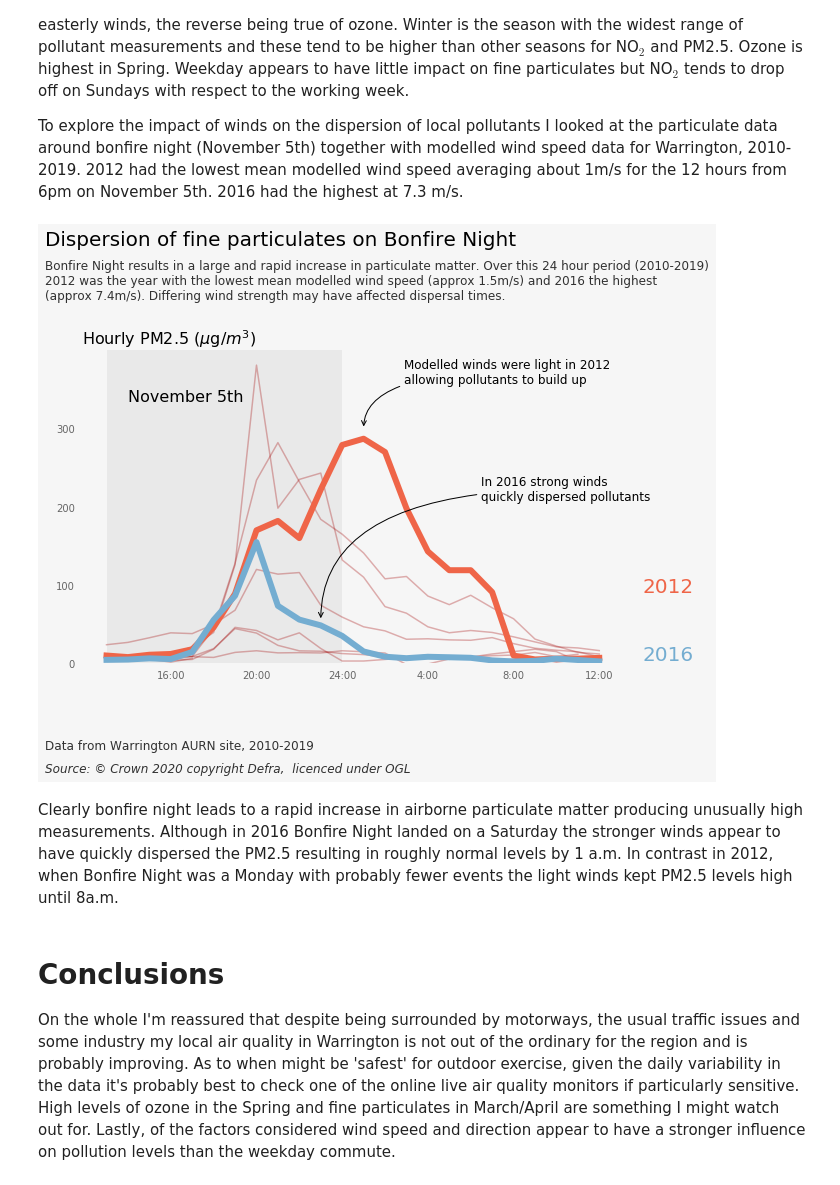
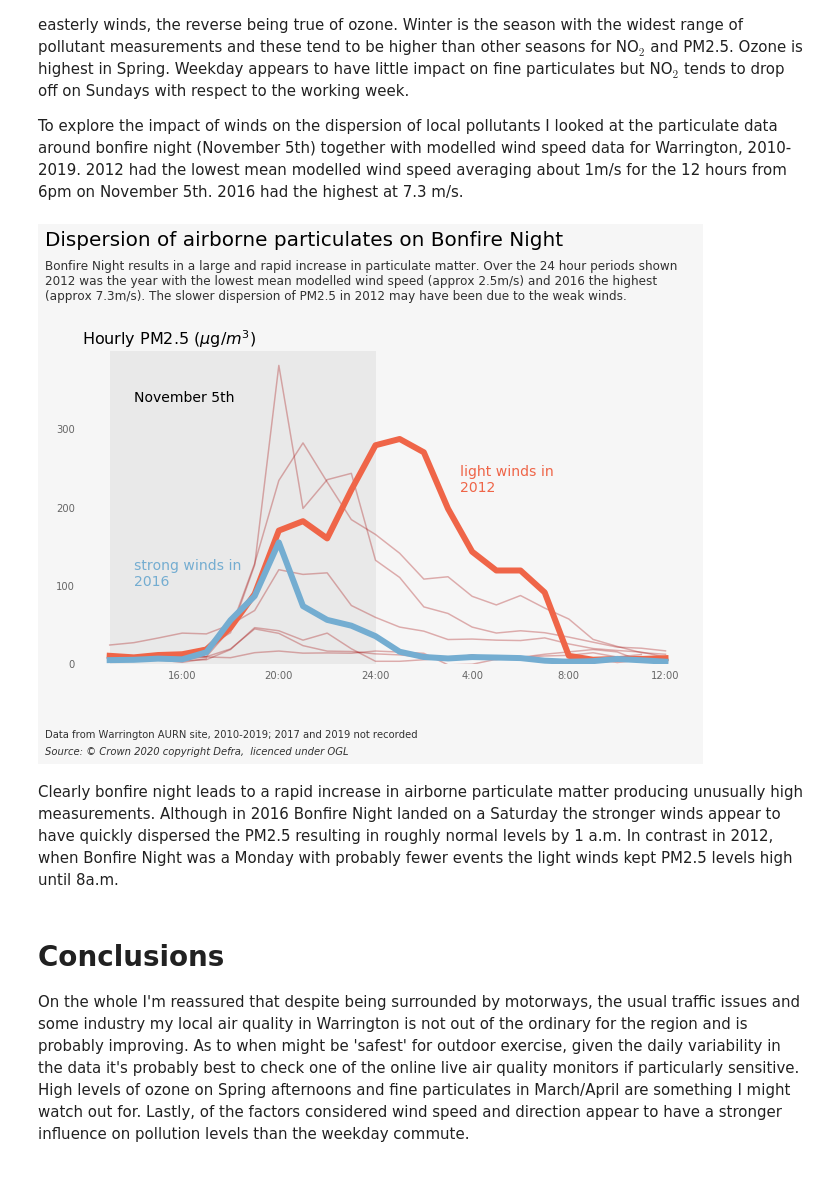
Before and after one commit to wriggy/air-datavis, a Jupyter notebook: A2_WAR_AQ.ipynb, the cells around one changed output. Saved outputs shown, nothing was run; the diff lists cells and outputs as text; code cells hidden in the pictures.

```diff
--- a/A2_WAR_AQ.ipynb
+++ b/A2_WAR_AQ.ipynb
@@ -77,18 +77,12 @@ COLOURS = {st : cols[ix] for ix, st in enumerate(["Manchester Piccadilly", "Salf
 
 h1 = {'fontsize': 20, 'va': 'top'}
 h2 = {'fontsize': 12, 'alpha': 0.8, 'va': 'top'}
-h3 = {'fontsize': 12, 'alpha': 0.8}
-h4 = {'fontsize': 12, 'style': 'italic','alpha': 0.8}
+h3 = {'fontsize': 10, 'alpha': 0.8}
+h4 = {'fontsize': 10, 'style': 'italic','alpha': 0.8}
 
 mpl.rcParams['figure.figsize'] = 10,8
 mpl.rcParams['figure.facecolor'] = 'f6f6f6'
-mpl.rcParams['figure.subplot.left'] = 0.05
-mpl.rcParams['figure.subplot.right'] = 0.95
-mpl.rcParams['figure.subplot.bottom'] = 0.15
-mpl.rcParams['figure.subplot.top'] = 0.8
-
 mpl.rcParams['axes.titlesize'] = 16
-
 mpl.rcParams['xtick.bottom'] = False
 mpl.rcParams['xtick.color'] = '666666'
 mpl.rcParams['xtick.labelsize'] = 10
@@ -97,7 +91,6 @@ mpl.rcParams['ytick.labelleft'] = True
 mpl.rcParams['ytick.color'] = '666666'
 mpl.rcParams['ytick.labelsize'] = 10
 mpl.rcParams['grid.alpha'] = 0.6
-
 mpl.rcParams['savefig.dpi'] = 90
 # %% [markdown]
 ## 3. How does Warrington's air quality compare with the rest of the region?
@@ -600,56 +590,44 @@ Of these factors wind direction and speed have the most striking relationship wi
 
 To explore the impact of winds on the dispersion of local pollutants I looked at the particulate data around bonfire night (November 5th) together with modelled wind speed data for Warrington, 2010-2019. 2012 had the lowest mean modelled wind speed averaging about 1m/s for the 12 hours from 6pm on November 5th. 2016 had the highest at 7.3 m/s.
 # %%
-dat = pd.DataFrame({})
+dat = pd.DataFrame()
 years = range(2010,2020)
-for ix, year in enumerate(years) :
+for year in years :
     dat[str(year)] = WAR['pm2.5'][str(year)+'-11-5 13:00:00' : str(year)+'-11-6 12:00:00'].values
+fig = plt.figure()
+ax = plt.subplot(111, frameon=False)
+ax.set_ylim(0,400)
 
-fig = plt.figure()
-ax1 = plt.subplot(111, frameon=False)
-ax1.set_ylim(0,400)
+# minor lines
+for year in years: ax.plot(dat[str(year)], color = "#a10000", alpha=.3)
+# major lines
+for year, col in zip([2012, 2016],["#ef6548","#74add1"]):
+    ax.plot(dat[str(year)], lw=6, color = col)
+ax.text(14.5,220,'light winds in\n2012', color="#ef6548",fontsize=14)
+ax.text(1,100,'strong winds in\n2016', color="#74add1",fontsize=14)
 
-#minor lines
-for ix, year in enumerate(years): plt.plot(dat[str(year)], color = "#a10000", alpha=.3)
-# main plot
-years = [2012, 2016]
-cols = ["#ef6548","#74add1"]
-for ix, year in enumerate(years):
-    plt.plot(dat[str(year)], lw=6, color = cols[ix])
-    y_pos = dat[str(year)].iloc[-6]
-    plt.text(25, y_pos, year, fontsize = 20, color = cols[ix])
+ax.set_xticks(list(range(3,25,4))); ax.set_xticklabels(['16:00','20:00','24:00','4:00','8:00','12:00'])
+ax.set_yticks([0,100,200,300])
 
-plt.xticks(list(range(3,25,4)),['16:00','20:00','24:00','4:00','8:00','12:00'])
-plt.yticks([0,100,200,300])
-
-ax1.set_title('Hourly PM2.5 ($\mu$g/$m^3$)', loc='left' )
-ax1.axvspan(0,11, facecolor='k', alpha=0.05)
-ax1.text(1, 335, 'November 5th', fontsize = 16)
-ax1.annotate('Modelled winds were light in 2012\nallowing pollutants to build up'
-             ,xy=(12, 300), xycoords='data',fontsize=12,
-            xytext=(40, 45), textcoords='offset points',
-            arrowprops=dict(arrowstyle="->",connectionstyle="angle3,angleA=0,angleB=-90"))
-ax1.annotate('In 2016 strong winds\nquickly dispersed pollutants'
-             ,xy=(10, 55), xycoords='data',fontsize=12,
-            xytext=(160, 120), textcoords='offset points',
-            arrowprops=dict(arrowstyle="->",connectionstyle="angle3,angleA=0,angleB=-90"))
+ax.set_title('Hourly PM2.5 ($\mu$g/$m^3$)', loc='left' )
+ax.axvspan(0,11, facecolor='k', alpha=0.05)
+ax.text(1, 335, 'November 5th', fontsize = 14)
 
 fig.tight_layout(rect=[.04, .15, .96, 0.8])
-fig.text(.04,.95, 'Dispersion of fine particulates on Bonfire Night', fontdict=h1)
+fig.text(.04,.95, 'Dispersion of airborne particulates on Bonfire Night', fontdict=h1)
 fig.text(.04,.9,'Bonfire Night results in a large and rapid increase in particulate matter. Over'+
-         ' this 24 hour period (2010-2019)\n2012 was the year with the lowest mean modelled wind speed (approx 1.5m/s)'+
-         ' and 2016 the highest\n(approx 7.4m/s). Differing wind strength may have affected dispersal times. ', fontdict=h2)
-fig.text(0.04,0.05,"Data from Warrington AURN site, 2010-2019",fontdict=h3)
-fig.text(0.04,0.01,"Source: © Crown 2020 copyright Defra,  licenced under OGL", fontdict=h4)
+         ' the 24 hour periods shown\n2012 was the year with the lowest mean modelled wind speed (approx 2.5m/s)'+
+         ' and 2016 the highest\n(approx 7.3m/s). The slower dispersion of PM2.5 in 2012 may have been due to the weak winds. ', fontdict=h2)
+fig.text(0.04,0.07,"Data from Warrington AURN site, 2010-2019; 2017 and 2019 not recorded",fontdict=h3)
+fig.text(0.04,0.04,"Source: © Crown 2020 copyright Defra,  licenced under OGL", fontdict=h4)
 
 plt.savefig("vis/F10_bonfire_night_war_pm25.png", dpi=90)
-
 plt.show()
 # %% [output]
-[figure, old version]
+[figure, new version]
 # %% [markdown]
 Clearly bonfire night leads to a rapid increase in airborne particulate matter producing unusually high measurements. Although in 2016 Bonfire Night landed on a Saturday the stronger winds appear to have quickly dispersed the PM2.5 resulting in roughly normal levels by 1 a.m. In contrast in 2012, when Bonfire Night was a Monday with probably fewer events the light winds kept PM2.5 levels high until 8a.m.
 # %% [markdown]
 # Conclusions
 
-On the whole I'm reassured that despite being surrounded by motorways, the usual traffic issues and some industry my local air quality in Warrington is not out of the ordinary for the region and is probably improving. As to when might be 'safest' for outdoor exercise, given the daily variability in the data it's probably best to check one of the online live air quality monitors if particularly sensitive. High levels of ozone in the Spring and fine particulates in March/April are something I might watch out for. Lastly, of the factors considered wind speed and direction appear to have a stronger influence on pollution levels than the weekday commute.
+On the whole I'm reassured that despite being surrounded by motorways, the usual traffic issues and some industry my local air quality in Warrington is not out of the ordinary for the region and is probably improving. As to when might be 'safest' for outdoor exercise, given the daily variability in the data it's probably best to check one of the online live air quality monitors if particularly sensitive. High levels of ozone on Spring afternoons and fine particulates in March/April are something I might watch out for. Lastly, of the factors considered wind speed and direction appear to have a stronger influence on pollution levels than the weekday commute.
```
Also changed, not shown: parts of 14 cells of this notebook, 11 other files.
